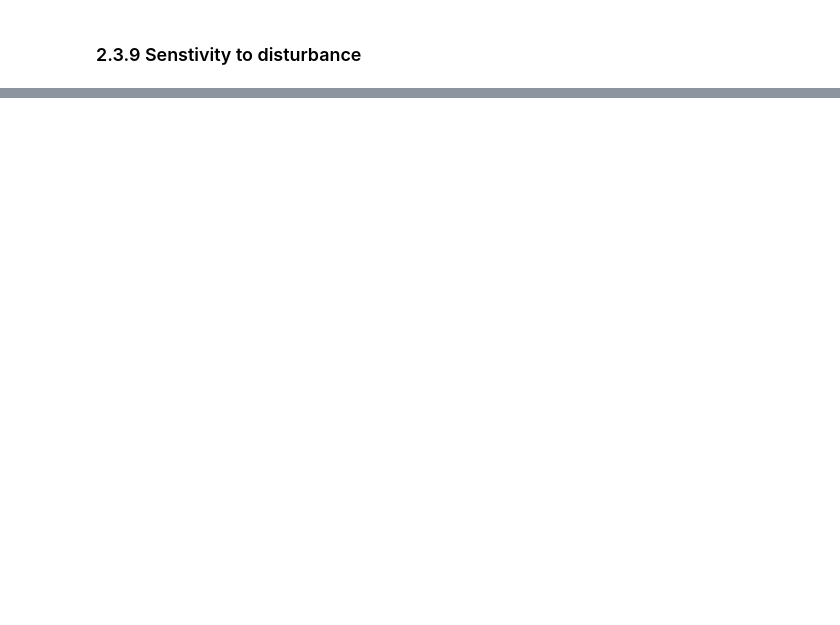
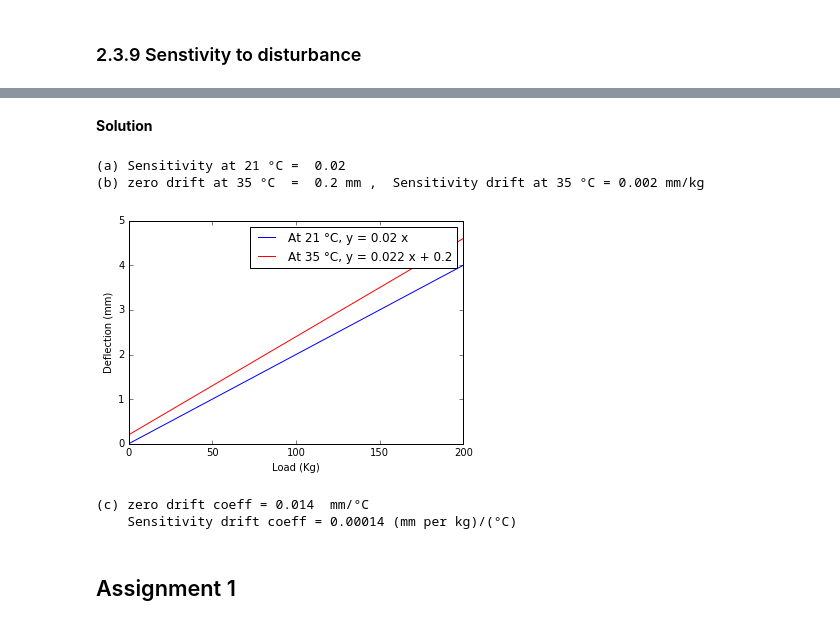
Before and after one commit to EslamAdel/Measurements-Notebooks, a Jupyter notebook: CH2 Instrument Types and Performance Characteristics (2.1-2.3).ipynb, the cells around one changed output, grey strips where cells are left out. Cells and saved outputs as stored; diff of their text form; code cells hidden in the pictures; blank space fills up the shorter version.

```diff
--- a/CH2 Instrument Types and Performance Characteristics (2.1-2.3).ipynb
+++ b/CH2 Instrument Types and Performance Characteristics (2.1-2.3).ipynb
@@ -192,0 +260,37 @@ How the ouptut is divided into sub-divisions
+# %% [markdown]
+**Solution**
+# %%
+%matplotlib inline
+import matplotlib.pyplot as plt
+import numpy as np
+
+load = [0, 50, 100, 150, 200]
+deflection_21 = [0.0,1.0,2.0, 3.0,4.0]
+deflection_35 = [0.2,1.3,2.4, 3.5,4.6]
+slope_21, _ = np.polyfit(load, deflection_21, 1)
+slope_35, zero_drift = np.polyfit(load, deflection_35, 1)
+
+plt.plot(load, deflection_21, label='At 21 °C, y = {0} x '.format(round(slope_21,2)))
+plt.plot(load, deflection_35, 'r', label='At 35 °C, y = {0} x + {1}'.
+        format(round(slope_35,3), round(zero_drift, 2)))
+plt.xlabel("Load (Kg)")
+plt.ylabel("Deflection (mm)")
+plt.legend()
+print("(a) Sensitivity at 21 °C = " , slope_21)
+print("(b) zero drift at 35 °C  =  {0} mm ,  Sensitivity drift at 35 °C = {1} mm/kg".
+      format(round(zero_drift, 2), round(slope_35 - slope_21, 4)))
+# %% [output]
+(a) Sensitivity at 21 °C =  0.02
+(b) zero drift at 35 °C  =  0.2 mm ,  Sensitivity drift at 35 °C = 0.002 mm/kg
+[figure, added]
+# %%
+temp_variation = 35 - 21
+zero_drift_coeff = round(zero_drift / temp_variation, 3)
+sensitivity_drift_coef = round((slope_35 - slope_21) / temp_variation, 5)
+print("(c) zero drift coeff = {0}  mm/°C \n    Sensitivity drift coeff = {1} (mm per kg)/(°C)".
+     format(zero_drift_coeff, sensitivity_drift_coef))
+# %% [output]
+(c) zero drift coeff = 0.014  mm/°C
+    Sensitivity drift coeff = 0.00014 (mm per kg)/(°C)
+# %% [markdown]
+## Assignment 1
```
Also changed, not shown: parts of 13 cells of this notebook.
